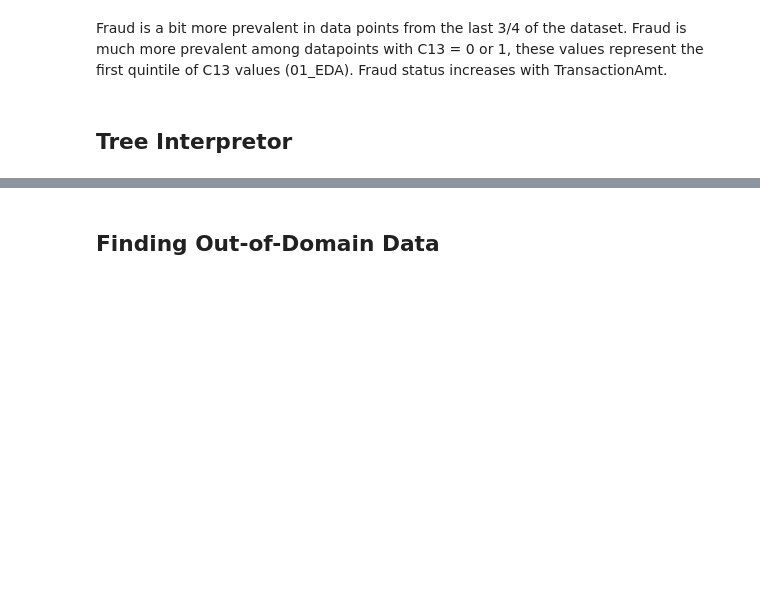
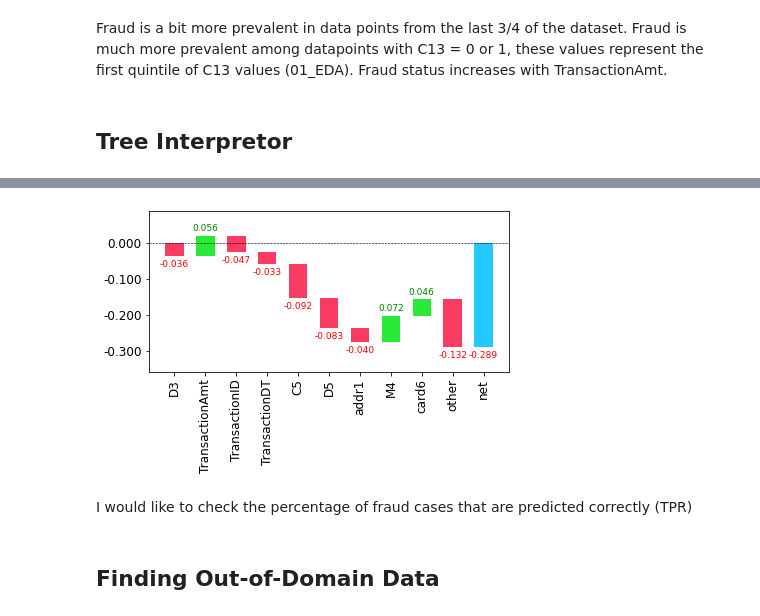
Before and after one commit to BoronII/fraud-detection-pytorch-scikit-fastai, a Jupyter notebook: 02_RF without feature engineering and without V features.ipynb, the cells around one changed output, grey strips where cells are left out. Drawn from its saved outputs; the diff is of its cells as text; code cells hidden in the pictures; blank space fills up the shorter version.

```diff
--- a/02_RF without feature engineering and without V features.ipynb
+++ b/02_RF without feature engineering and without V features.ipynb
@@ -1011,0 +1033,4 @@ waterfall(valid_xs_imp.columns, contributions[0][:,1], threshold=0.08,
+# %%
+waterfall(valid_xs_imp.columns, contributions[0][:,1], threshold=0.3,
+          rotation_value=90, formatting='{:,.3f}')
+# %% [output]
@@ -1012,3 +1038,6 @@ waterfall(valid_xs_imp.columns, contributions[0][:,1], threshold=0.08,
+[figure, added]
+# %% [markdown]
+I would like to check the percentage of fraud cases that are predicted correctly (TPR)
 # %% [markdown]
 ## Finding Out-of-Domain Data
 # %% [markdown]
```
Also changed, not shown: parts of 12 cells of this notebook, 2 other files.
